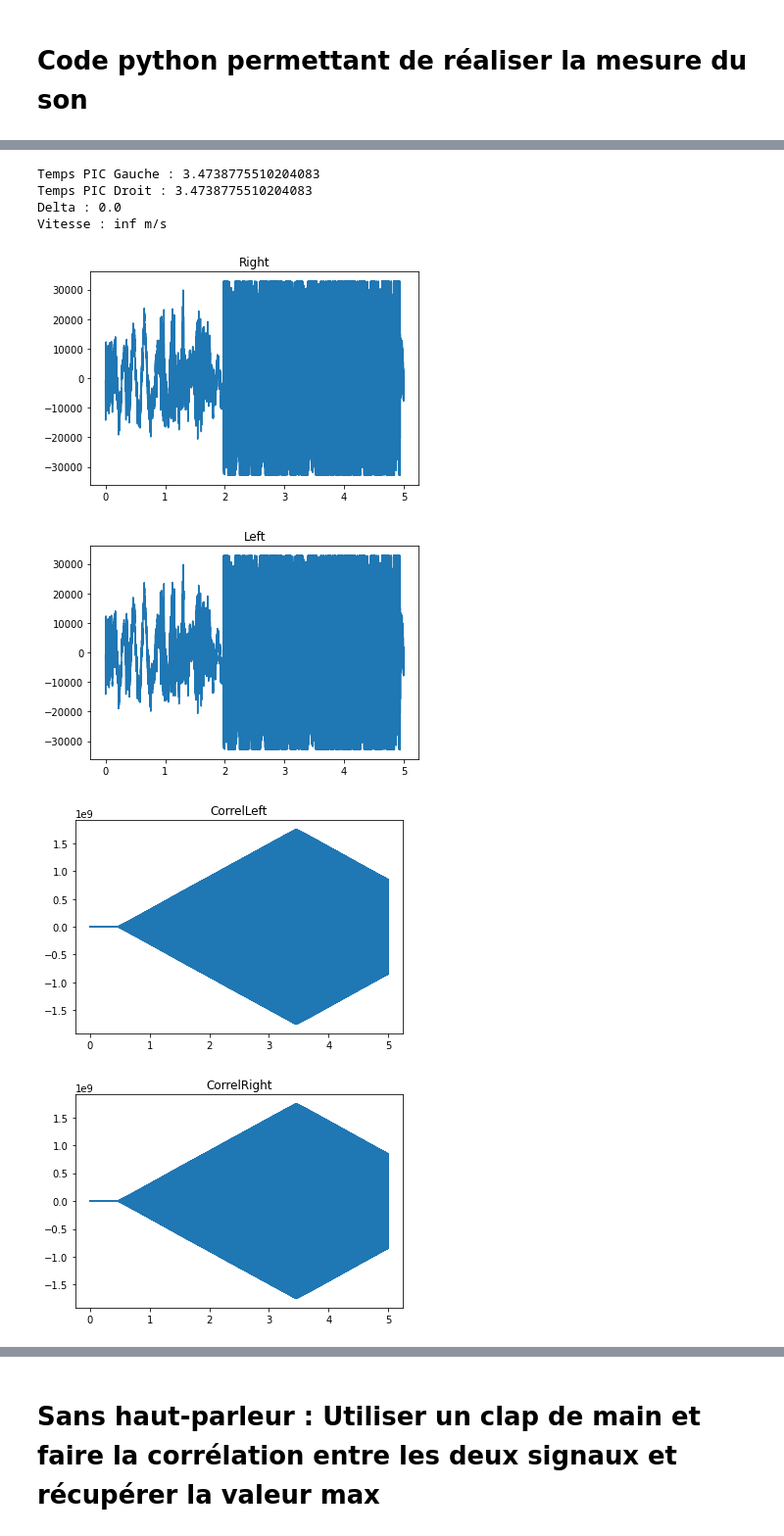
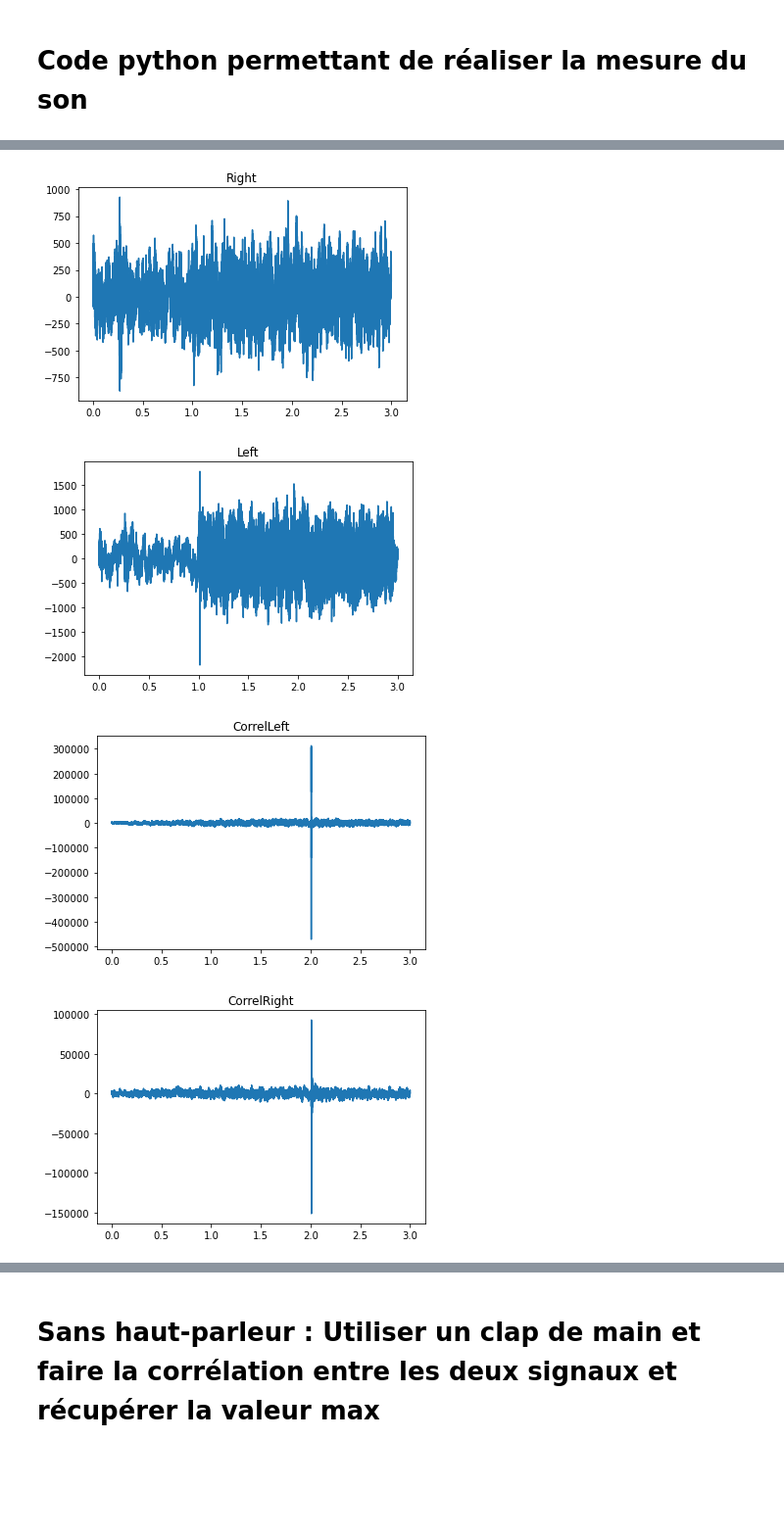
Before and after one commit to zuce68/ProjetFIP2A, a Jupyter notebook: MesureDuSon.ipynb, the cells around one changed output, grey strips where cells are left out. Shown: that part at 98% size. Drawn from its saved outputs; the diff is of its cells as text; code cells hidden in the pictures; blank space fills up the shorter version.

```diff
--- a/MesureDuSon.ipynb
+++ b/MesureDuSon.ipynb
@@ -56,15 +56,15 @@ import traitesignfip
 from importlib import reload
 reload(traitesignfip)
 
-traitesignfip.record_microphone("sinus",3)
+traitesignfip.record_microphone("pinknoise",2)
 
-data_left, data_right = traitesignfip.read_signal('enregistrement.wav')
+data_left, data_right = traitesignfip.read_signal()
 
 fs = 44100 # fréquence d'échantillonage
 N=len(data_left) #nombre d'échantillions
 n = np.arange(0,N)/fs   #on divise par la fréquence d'échantillonage pour etre mieux dans l'échelle
 
-distance=0.80#Distance entre les deux micros en mètre
+distance=0.50#Distance entre les deux micros en mètre
 
 #affichage du channel 1
 plt.figure()
@@ -74,8 +74,8 @@ plt.figure()
 plt.title("Left")
 plt.plot(n,data_left)
 
-corrLeft=np.correlate(data_left,traitesignfip.samples, mode='same')
-corrRight=np.correlate(data_right,traitesignfip.samples, mode='same')
+corrLeft=scipy.signal.correlate(data_left,traitesignfip.samples, mode='same')
+corrRight=scipy.signal.correlate(data_right,traitesignfip.samples, mode='same')
 # Calcul de la corrélation croisée entre les deux signaux
 
 plt.figure()
@@ -91,7 +91,7 @@ plt.plot(n,corrRight)
 max_index_Left = np.argmax(corrLeft)/fs
 max_index_Right = np.argmax(corrRight)/fs
 
-delta_t = delta = np.abs(max_index_Left - max_index_Right)
+delta_t = np.abs(max_index_Left - max_index_Right)
 
 print("Temps PIC Gauche : "+str(max_index_Left))
 print("Temps PIC Droit : "+str(max_index_Right))
@@ -106,8 +106,4 @@ ALSA lib pcm.c:8526:(snd_pcm_recover) underrun occurred
-Temps PIC Gauche : 3.4738775510204083
-Temps PIC Droit : 3.4738775510204083
-Delta : 0.0
-Vitesse : inf m/s
-[figure, old version]
+[figure, new version]
-[figure, old version]
+[figure, new version]
-[figure, old version]
+[figure, new version]
-[figure, old version]
+[figure, new version]
```
Also changed, not shown: parts of 4 cells of this notebook, 3 other files.
